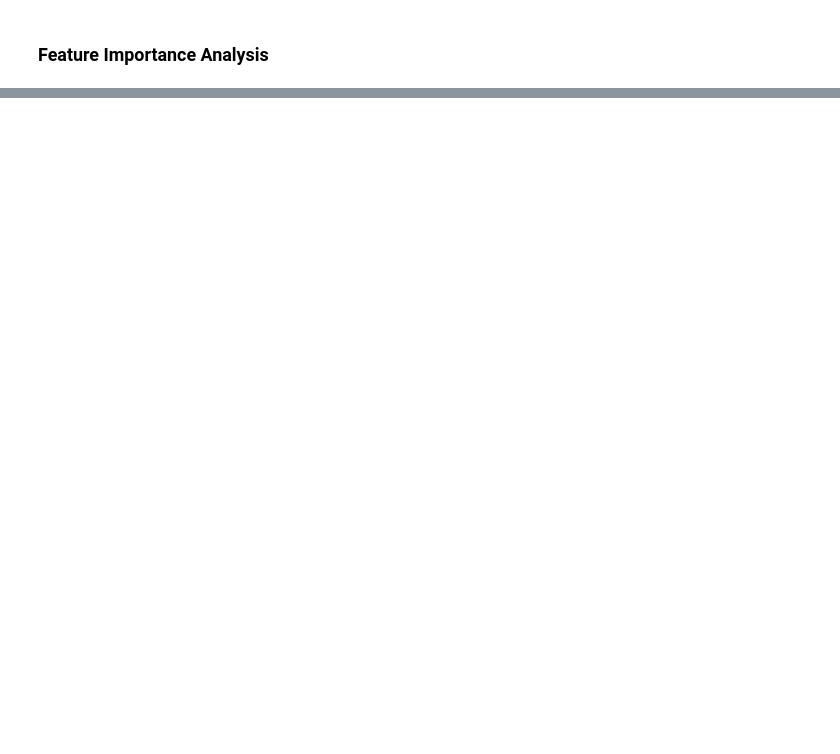
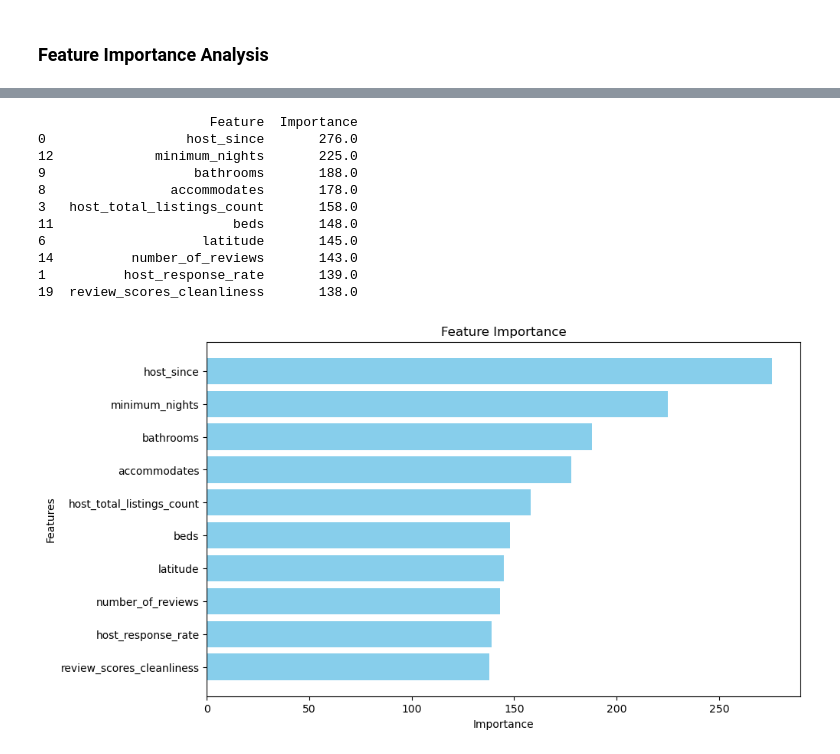
Before and after one commit to christianp12/Data-Driven-Exploration-of-Airbnb-Listings-Price, a Jupyter notebook: regression models.ipynb, the cells around one changed output, grey strips where cells are left out. Drawn from its saved outputs; the diff is of its cells as text; code cells hidden in the pictures; blank space fills up the shorter version.

```diff
--- a/regression models.ipynb
+++ b/regression models.ipynb
@@ -212,0 +233,36 @@ Average R²: 0.5442543241559806
+# %%
+import matplotlib.pyplot as plt
+
+# Get feature importance as a dictionary
+importance_dict = xgboost_model.get_booster().get_score(importance_type='weight')
+
+# Convert the dictionary to a DataFrame
+importance_df = pd.DataFrame(list(importance_dict.items()), columns=['Feature', 'Importance'])
+
+# Sort the DataFrame by importance
+importance_df = importance_df.sort_values(by='Importance', ascending=False).head(10)
+
+# Print the DataFrame
+print(importance_df.head(10))
+
+# Plot feature importance
+plt.figure(figsize=(10, 6))
+plt.barh(importance_df['Feature'], importance_df['Importance'], color='skyblue')
+plt.xlabel('Importance')
+plt.ylabel('Features')
+plt.title('Feature Importance')
+plt.gca().invert_yaxis()  # Invert y-axis to show most important feature at the top
+plt.show()
+# %% [output]
+                      Feature  Importance
+0                  host_since       276.0
+12             minimum_nights       225.0
+9                   bathrooms       188.0
+8                accommodates       178.0
+3   host_total_listings_count       158.0
+11                       beds       148.0
+6                    latitude       145.0
+14          number_of_reviews       143.0
+1          host_response_rate       139.0
+19  review_scores_cleanliness       138.0
+[figure, added]
```
Also changed, not shown: parts of 9 cells of this notebook.
